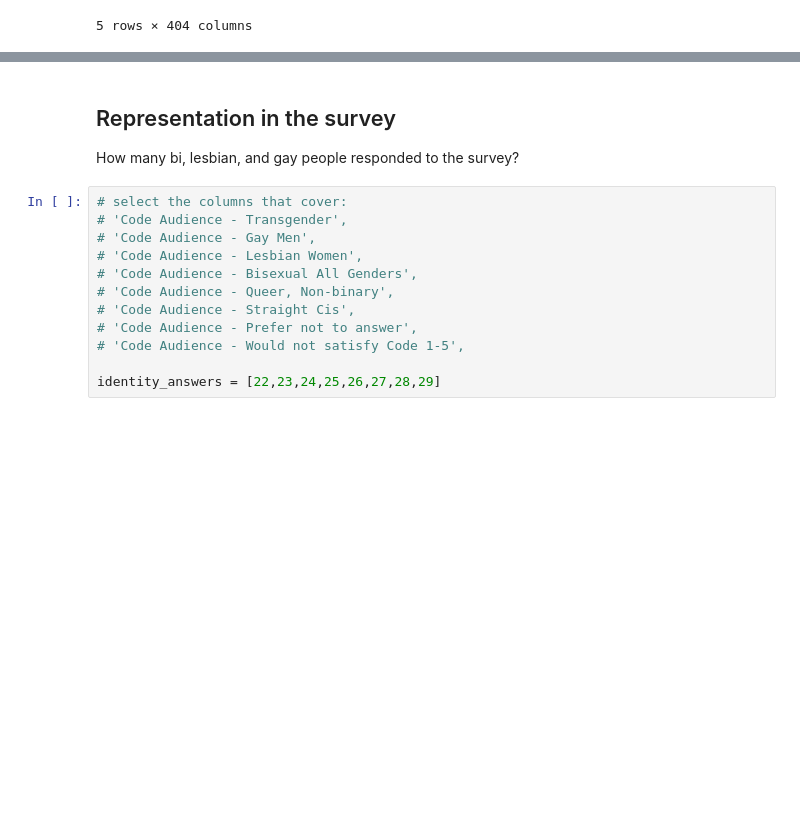
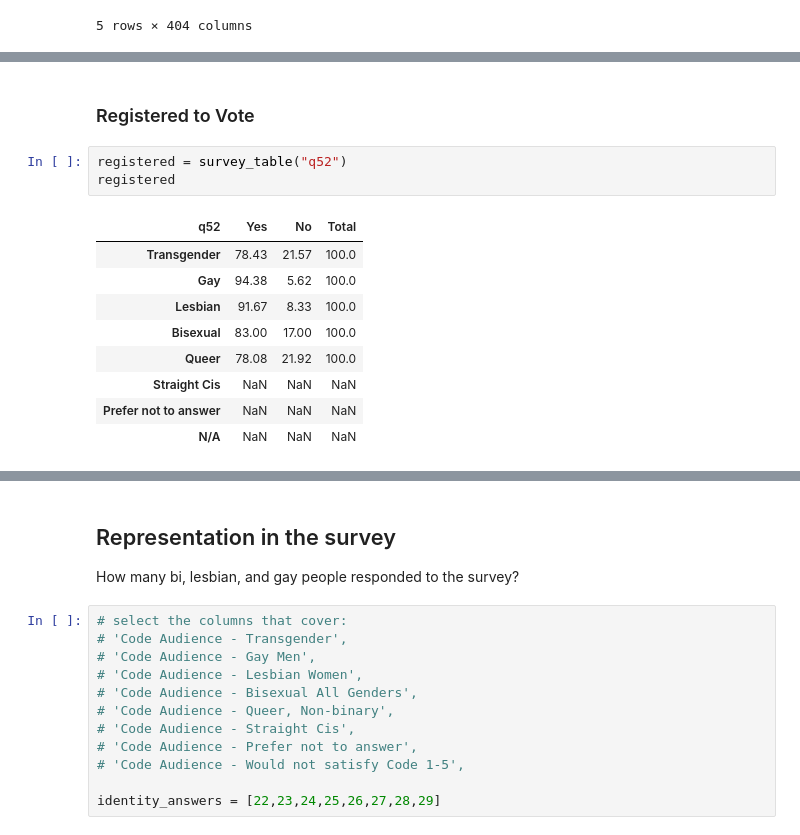
Before and after one commit to thebbennett/buzzfeed-wins-lgbt, a Jupyter notebook: Buzzfeed-Wins LGBT Exploratory Data Analysis.ipynb, the cells around one changed output, grey strips where cells are left out. Saved outputs shown, nothing was run; the diff lists cells and outputs as text; blank space fills up the shorter version.

```diff
--- a/Buzzfeed-Wins LGBT Exploratory Data Analysis.ipynb
+++ b/Buzzfeed-Wins LGBT Exploratory Data Analysis.ipynb
@@ -25,0 +46,15 @@ df.head()
+# %% [markdown]
+### Registered to Vote
+# %%
+registered = survey_table("q52")
+registered
+# %% [output]
+| q52 | Yes | No | Total |
+| Transgender | 78.43 | 21.57 | 100.0 |
+| Gay | 94.38 | 5.62 | 100.0 |
+| Lesbian | 91.67 | 8.33 | 100.0 |
+| Bisexual | 83.00 | 17.00 | 100.0 |
+| Queer | 78.08 | 21.92 | 100.0 |
+| Straight Cis | NaN | NaN | NaN |
+| Prefer not to answer | NaN | NaN | NaN |
+| N/A | NaN | NaN | NaN |
```
Also changed, not shown: parts of 10 cells of this notebook.
